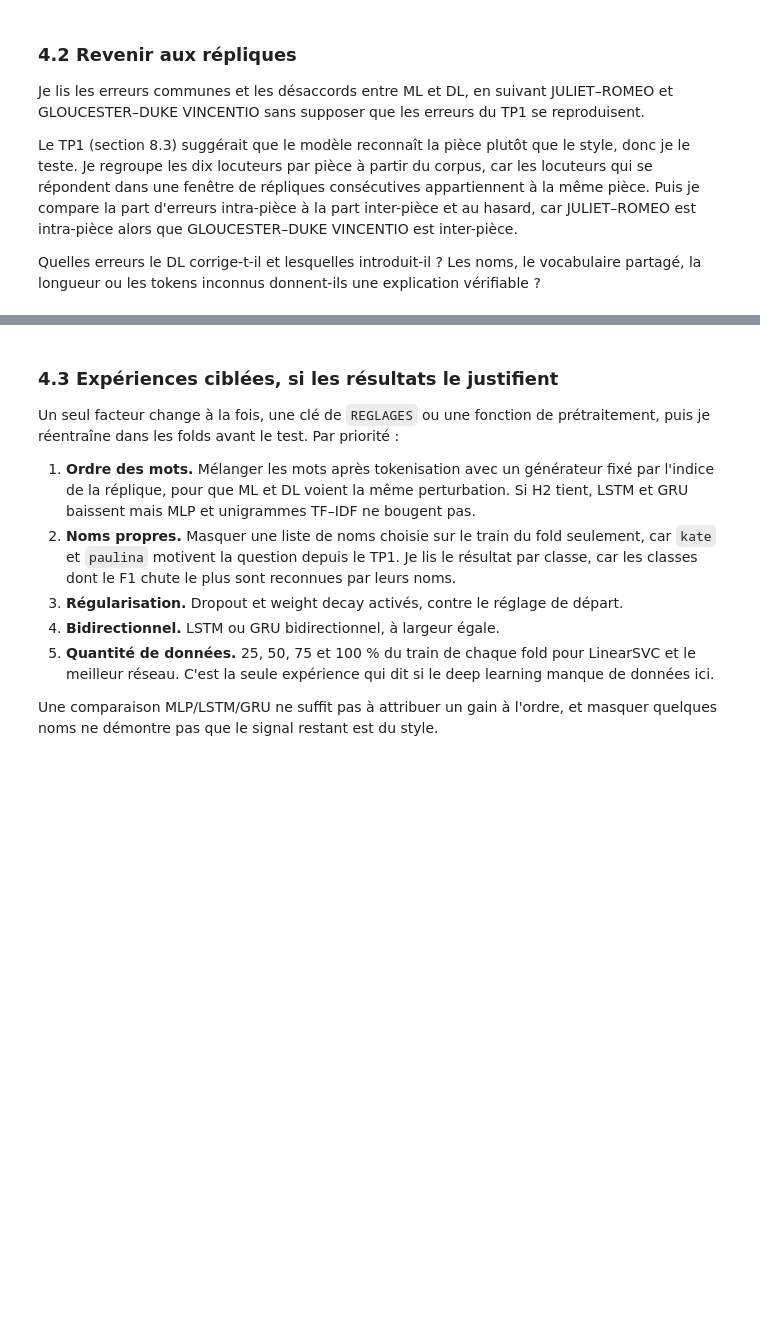
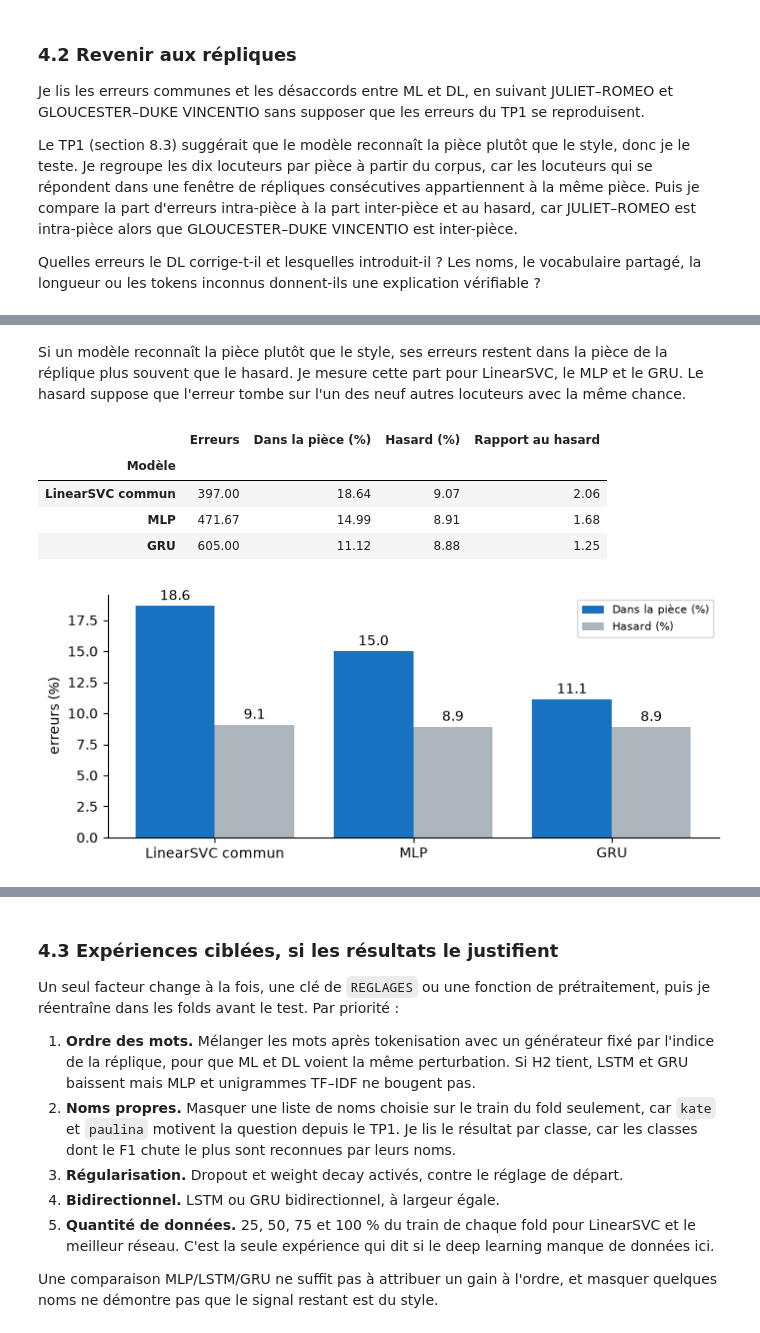
Before and after one commit to mcrayssac/ING3_IAA_GB_NLP, a Jupyter notebook: TP2_NLP_deep_learning.ipynb, the cells around one changed output, grey strips where cells are left out. Cells and saved outputs as stored; diff of their text form; code cells hidden in the pictures; blank space fills up the shorter version.

```diff
--- a/TP2_NLP_deep_learning.ipynb
+++ b/TP2_NLP_deep_learning.ipynb
@@ -2390,0 +2497,51 @@ Quelles erreurs le DL corrige-t-il et lesquelles introduit-il ? Les noms, le voc
+# %% [markdown]
+Si un modèle reconnaît la pièce plutôt que le style, ses erreurs restent dans la pièce de la réplique plus souvent que le hasard. Je mesure cette part pour LinearSVC, le MLP et le GRU. Le hasard suppose que l'erreur tombe sur l'un des neuf autres locuteurs avec la même chance.
+# %%
+# Part des erreurs qui restent dans la pièce de la réplique, face au hasard, pour trois modèles.
+MODELES_PIECE = ['LinearSVC commun', 'MLP', 'GRU']
+
+
+def dans_la_piece(indice, predit: str) -> bool:
+    """Vrai si le locuteur prédit a un morceau dans la pièce de la réplique."""
+    return piece_de.loc[indice] in pieces_du_locuteur[predit]
+
+
+def part_intra(nom: str) -> dict:
+    """Erreurs, part dans la même pièce et part attendue au hasard, moyennées sur les seeds."""
+    lignes = []
+    for jeu in jeux_predictions(nom):
+        erreurs = jeu.index[jeu != y_train]
+        dedans = sum(dans_la_piece(i, jeu.loc[i]) for i in erreurs)
+        # Hasard : l'erreur tombe sur l'un des neuf autres locuteurs, chacun avec la même chance
+        hasard = sum(dans_la_piece(i, autre) for i in erreurs for autre in CLASSES
+                     if autre != y_train.loc[i]) / (len(CLASSES) - 1)
+        lignes.append({'Erreurs': len(erreurs),
+                       'Dans la pièce (%)': pourcentage(dedans, len(erreurs)),
+                       'Hasard (%)': pourcentage(hasard, len(erreurs))})
+    moyenne = pd.DataFrame(lignes).mean()
+    return {'Modèle': nom, **moyenne.to_dict(),
+            'Rapport au hasard': moyenne['Dans la pièce (%)'] / moyenne['Hasard (%)']}
+
+
+intra = pd.DataFrame([part_intra(nom) for nom in MODELES_PIECE]).set_index('Modèle')
+display(intra.round(2))
+
+# Erreurs dans la pièce face au hasard, deux barres par modèle
+positions = np.arange(len(intra))
+fig, ax = plt.subplots(figsize=(8, 3.2))
+for decalage, colonne, couleur in ((-0.2, 'Dans la pièce (%)', '#1971c2'),
+                                   (0.2, 'Hasard (%)', '#adb5bd')):
+    barres = ax.bar(positions + decalage, intra[colonne], 0.4, color=couleur, label=colonne)
+    ax.bar_label(barres, labels=[f'{valeur:.1f}' for valeur in intra[colonne]], padding=2)
+ax.set_xticks(positions, intra.index)
+ax.set_ylabel('erreurs (%)')
+ax.legend(fontsize=8)
+ax.spines[['top', 'right']].set_visible(False)
+plt.show()
+# %% [output]
+|  | Erreurs | Dans la pièce (%) | Hasard (%) | Rapport au hasard |
+| Modèle |  |  |  |  |
+| LinearSVC commun | 397.00 | 18.64 | 9.07 | 2.06 |
+| MLP | 471.67 | 14.99 | 8.91 | 1.68 |
+| GRU | 605.00 | 11.12 | 8.88 | 1.25 |
+[figure, added]
```
Also changed, not shown: parts of 21 cells of this notebook.
